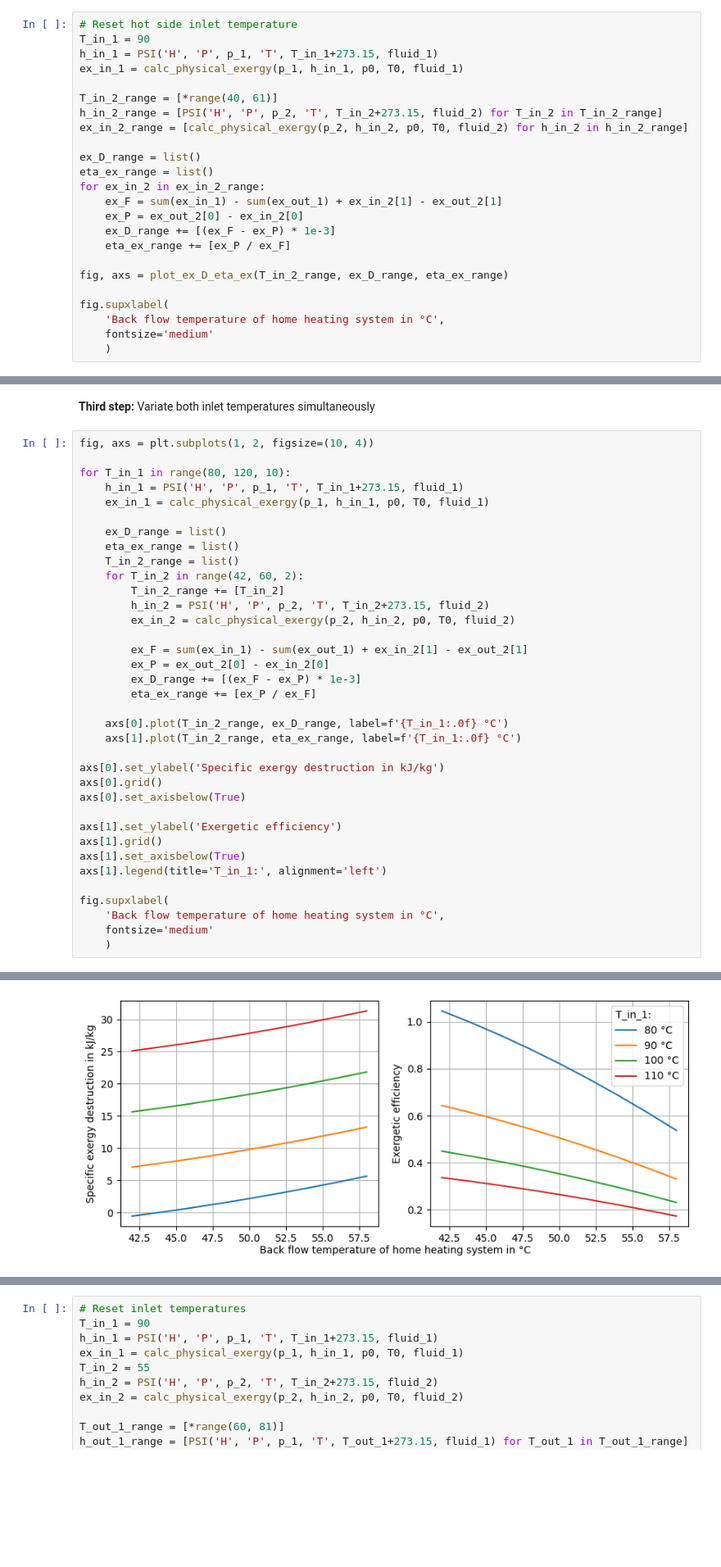
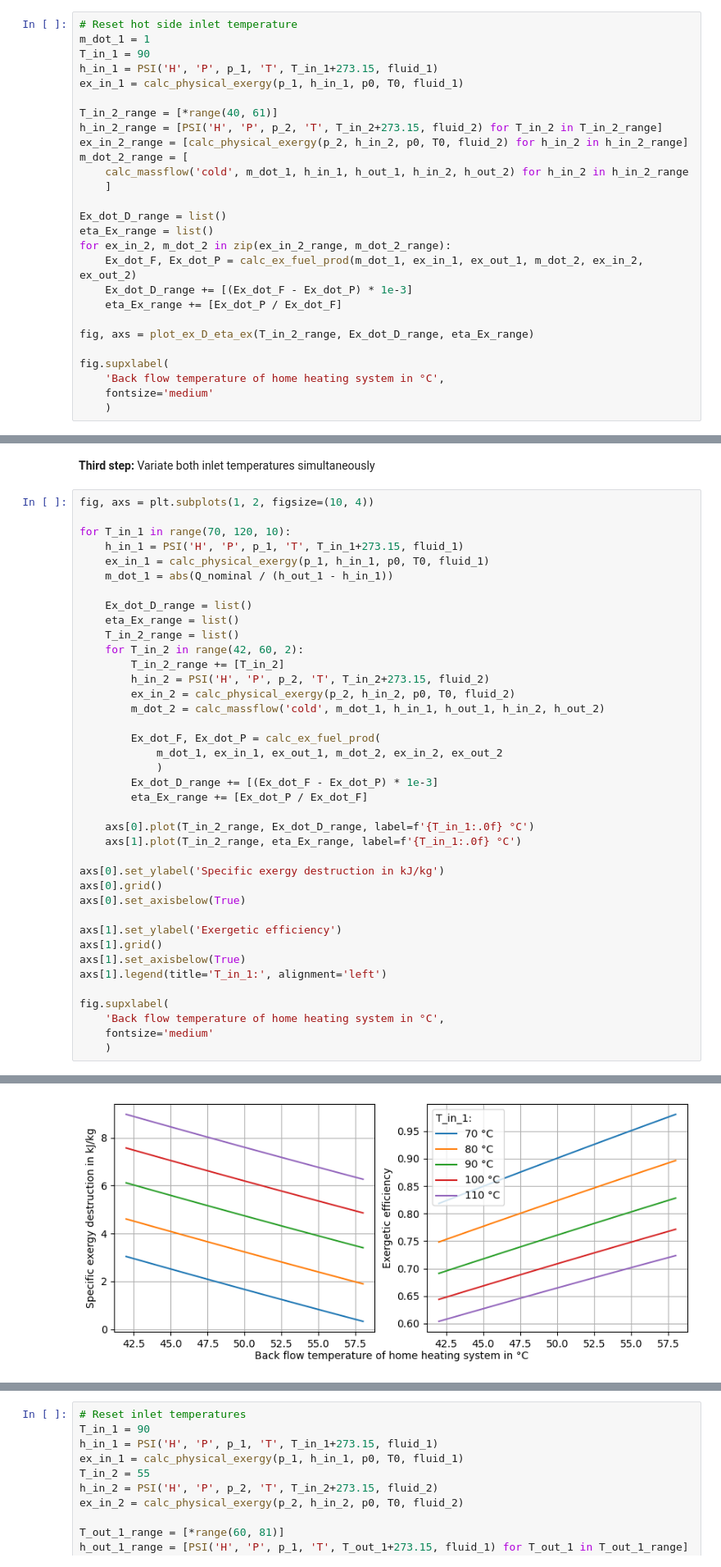
Before and after one commit to fwitte/TESPy_teaching_exergy, a Jupyter notebook: book/single-components/heat-exchanger.ipynb, the cells around one changed output, grey strips where cells are left out. Shown: that part at 82% size. Cells and saved outputs as stored; diff of their text form; blank space fills up the shorter version.

```diff
--- a/book/single-components/heat-exchanger.ipynb
+++ b/book/single-components/heat-exchanger.ipynb
@@ -242,6 +286,7 @@ Warum Wirkungsgrad bei 70 FF DHS nicht == 1?
 **Second step:** Variate cold side inlet temperature
 # %%
 # Reset hot side inlet temperature
+m_dot_1 = 1
 T_in_1 = 90
 h_in_1 = PSI('H', 'P', p_1, 'T', T_in_1+273.15, fluid_1)
 ex_in_1 = calc_physical_exergy(p_1, h_in_1, p0, T0, fluid_1)
@@ -249,16 +294,18 @@ ex_in_1 = calc_physical_exergy(p_1, h_in_1, p0, T0, fluid_1)
 T_in_2_range = [*range(40, 61)]
 h_in_2_range = [PSI('H', 'P', p_2, 'T', T_in_2+273.15, fluid_2) for T_in_2 in T_in_2_range]
 ex_in_2_range = [calc_physical_exergy(p_2, h_in_2, p0, T0, fluid_2) for h_in_2 in h_in_2_range]
+m_dot_2_range = [
+    calc_massflow('cold', m_dot_1, h_in_1, h_out_1, h_in_2, h_out_2) for h_in_2 in h_in_2_range
+    ]
 
-ex_D_range = list()
-eta_ex_range = list()
-for ex_in_2 in ex_in_2_range:
-    ex_F = sum(ex_in_1) - sum(ex_out_1) + ex_in_2[1] - ex_out_2[1]
-    ex_P = ex_out_2[0] - ex_in_2[0]
-    ex_D_range += [(ex_F - ex_P) * 1e-3]
-    eta_ex_range += [ex_P / ex_F]
+Ex_dot_D_range = list()
+eta_Ex_range = list()
+for ex_in_2, m_dot_2 in zip(ex_in_2_range, m_dot_2_range):
+    Ex_dot_F, Ex_dot_P = calc_ex_fuel_prod(m_dot_1, ex_in_1, ex_out_1, m_dot_2, ex_in_2, ex_out_2)
+    Ex_dot_D_range += [(Ex_dot_F - Ex_dot_P) * 1e-3]
+    eta_Ex_range += [Ex_dot_P / Ex_dot_F]
 
-fig, axs = plot_ex_D_eta_ex(T_in_2_range, ex_D_range, eta_ex_range)
+fig, axs = plot_ex_D_eta_ex(T_in_2_range, Ex_dot_D_range, eta_Ex_range)
 
 fig.supxlabel(
     'Back flow temperature of home heating system in °C',
@@ -272,40 +319,43 @@ Text(0.5, 0.01, 'Back flow temperature of home heating system in °C')
 # %%
 fig, axs = plt.subplots(1, 2, figsize=(10, 4))
 
-for T_in_1 in range(80, 120, 10):
+for T_in_1 in range(70, 120, 10):
     h_in_1 = PSI('H', 'P', p_1, 'T', T_in_1+273.15, fluid_1)
     ex_in_1 = calc_physical_exergy(p_1, h_in_1, p0, T0, fluid_1)
+    m_dot_1 = abs(Q_nominal / (h_out_1 - h_in_1))
 
-    ex_D_range = list()
-    eta_ex_range = list()
+    Ex_dot_D_range = list()
+    eta_Ex_range = list()
     T_in_2_range = list()
     for T_in_2 in range(42, 60, 2):
         T_in_2_range += [T_in_2]
         h_in_2 = PSI('H', 'P', p_2, 'T', T_in_2+273.15, fluid_2)
         ex_in_2 = calc_physical_exergy(p_2, h_in_2, p0, T0, fluid_2)
+        m_dot_2 = calc_massflow('cold', m_dot_1, h_in_1, h_out_1, h_in_2, h_out_2)
 
-        ex_F = sum(ex_in_1) - sum(ex_out_1) + ex_in_2[1] - ex_out_2[1]
-        ex_P = ex_out_2[0] - ex_in_2[0]
-        ex_D_range += [(ex_F - ex_P) * 1e-3]
-        eta_ex_range += [ex_P / ex_F]
+        Ex_dot_F, Ex_dot_P = calc_ex_fuel_prod(
+            m_dot_1, ex_in_1, ex_out_1, m_dot_2, ex_in_2, ex_out_2
+            )
+        Ex_dot_D_range += [(Ex_dot_F - Ex_dot_P) * 1e-3]
+        eta_Ex_range += [Ex_dot_P / Ex_dot_F]
 
-    axs[0].plot(T_in_2_range, ex_D_range, label=f'{T_in_1:.0f} °C')
-    axs[1].plot(T_in_2_range, eta_ex_range, label=f'{T_in_1:.0f} °C')
+    axs[0].plot(T_in_2_range, Ex_dot_D_range, label=f'{T_in_1:.0f} °C')
+    axs[1].plot(T_in_2_range, eta_Ex_range, label=f'{T_in_1:.0f} °C')
 
 axs[0].set_ylabel('Specific exergy destruction in kJ/kg')
 axs[0].grid()
 axs[0].set_axisbelow(True)
 
 axs[1].set_ylabel('Exergetic efficiency')
 axs[1].grid()
 axs[1].set_axisbelow(True)
 axs[1].legend(title='T_in_1:', alignment='left')
 
 fig.supxlabel(
     'Back flow temperature of home heating system in °C',
     fontsize='medium'
     )
 # %% [output]
 Text(0.5, 0.01, 'Back flow temperature of home heating system in °C')
-[figure, old version]
+[figure, new version]
 # %% [markdown]
```
Also changed, not shown: parts of 11 cells of this notebook, 1 other file.
